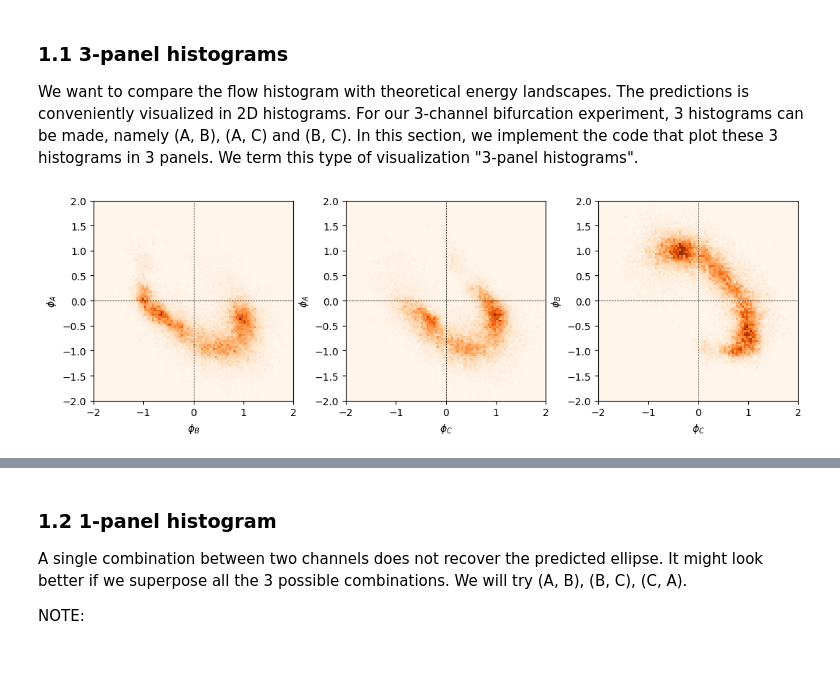
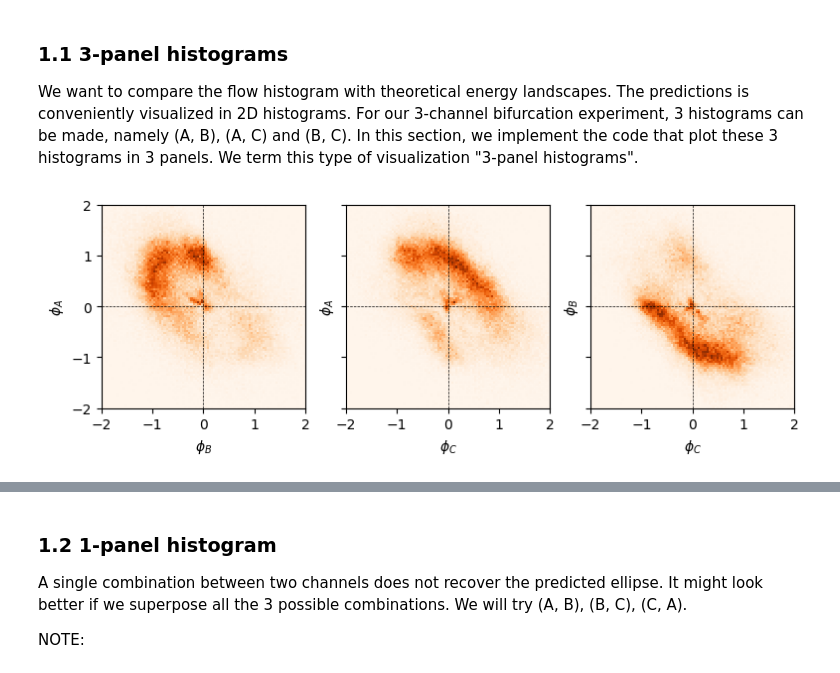
Before and after one commit to ZLoverty/AN, a Jupyter notebook: Code/data-summary.ipynb, the cells around one changed output, grey strips where cells are left out. Drawn from its saved outputs; the diff is of its cells as text; code cells hidden in the pictures.

Commit message:
Bifurcation data summary
- the summary  is a bit more than just a summary. Actually, a complete story is formed and we are close to a paper.

```diff
--- a/Code/data-summary.ipynb
+++ b/Code/data-summary.ipynb
@@ -11,0 +60,13 @@ import numpy as np
+# %%
+# asymmetric time
+time_total = 0
+for sf in asf:
+    flowrate_folder = os.path.join(a_folder, sf, "Flow_rate")
+    l = readdata(flowrate_folder, "csv")
+    time_in_day = 0
+    for num, i in l.iterrows():
+        flowrate = pd.read_csv(i.Dir)
+        time_in_day += flowrate.t.max()
+    print("{0:18}: {1:.2f} hrs".format(sf, time_in_day / 3600))
+    time_total += time_in_day
+print("{0:18}: {1:.2f} hrs".format("Total", time_total / 3600))
@@ -11,0 +90,11 @@ import numpy as np
+# %%
+data = pd.read_csv("/home/zhengyang/Downloads/List of experiments of Bifurcations - Feuille 1.csv")
+# %%
+models = []
+durations = []
+for i, g in data.groupby("Grid model"):
+    models.append(i)
+    durations.append(g["Lifetime or experiment duration (hours)"].sum())
+df = pd.DataFrame({"model": models, "duration": durations}).sort_values(by="duration")
+plt.barh(df.model, df.duration)
+plt.xlabel("duration (hours)")
@@ -16,8 +108,8 @@ We have two designs: disk-based and minimal, corresponding to model_01 and model
 
 Note: "04 nov 2022" and "17 jan 2023" were removed due to bad packing and low activity.
 # %%
-dates = ["05_july_2022", "14 dec 2022", "15 dec 2022", "28_december_2022", "19 jan 2023"]
-main_folder = r"A:\SYMMETRIC"
+dates = ["14 dec 2022", "15 dec 2022", "19 jan 2023", "12 apr 2023", "13 apr 2023", "14 apr 2023"]
+main_folder = "/mnt/SYMMETRIC"
 # %% [markdown]
 Some statistics.
 # %%
@@ -46,35 +140,35 @@ for date in dates:
 
 We want to compare the flow histogram with theoretical energy landscapes. The predictions is conveniently visualized in 2D histograms. For our 3-channel bifurcation experiment, 3 histograms can be made, namely (A, B), (A, C) and (B, C). In this section, we implement the code that plot these 3 histograms in 3 panels. We term this type of visualization "3-panel histograms".
 # %%
-window_size = 100 # frames, 1 frame = 0.5 s
+window_size = 3000 # frames, 1 frame = 0.5 s
 
 # colors = plt.cm.get_cmap("tab10")
 # video_colors = plt.cm.get_cmap("winter", len(files))
 
-fig, ax = plt.subplots(ncols=3, figsize=(12.8, 3.6), dpi=100)
+fig, ax = plt.subplots(ncols=3, figsize=(9, 3), sharex=True, sharey=True)
 fr_list = []
 lim = 2
 
 for date in dates:
     folder = os.path.join(main_folder, date, "Flow_rate")
     l = readdata(folder, "csv")
     for num, i in l.iterrows():
         flowrate = pd.read_csv(i.Dir)
-        flowrate["normalizer"] = uniform_filter1d(flowrate[["A", "B", "C"]].abs().max(axis=1), size=window_size, axis=0)
+        flowrate["normalizer"] = gaussian_filter1d(flowrate[["A", "B", "C"]].abs().max(axis=1), sigma=window_size, axis=0)
         flowrate = flowrate.loc[flowrate.normalizer>150]
         fr_list.append(flowrate)
 
 combined = pd.concat(fr_list)
 
 for num, i1, i2 in ((0, "A", "B"), (1, "A", "C"), (2, "B", "C")):
     H, xedges, yedges = np.histogram2d(combined[i1]/combined["normalizer"], combined[i2]/combined["normalizer"], bins=(np.linspace(-lim, lim, 100), np.linspace(-lim, lim, 100)))
     ax[num].imshow(H, interpolation='nearest', origin='lower',
         extent=[xedges[0], xedges[-1], yedges[0], yedges[-1]], cmap="Oranges")
     ax[num].plot([-lim, lim], [0, 0], ls="--", lw=0.5, color="black")
     ax[num].plot([0, 0], [-lim, lim], ls="--", lw=0.5, color="black")
     ax[num].set_xlim([-lim, lim])
     ax[num].set_ylim([-lim, lim])
     ax[num].set_xlabel("$\phi_{}$".format(i2))
     ax[num].set_ylabel("$\phi_{}$".format(i1))
 # %% [output]
-[figure, old version]
+[figure, new version]
```
Also changed, not shown: parts of 66 cells of this notebook, 21 other files.
